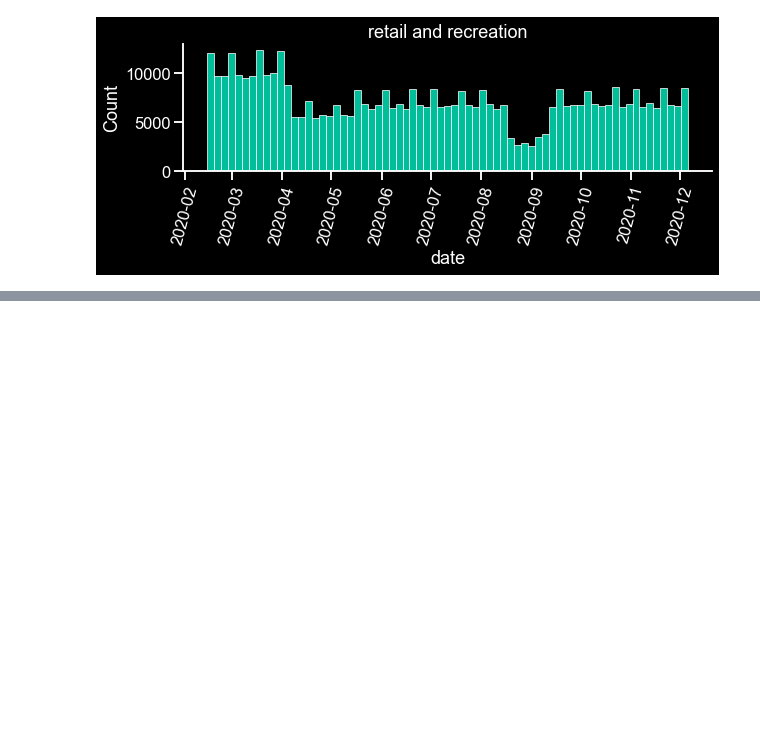
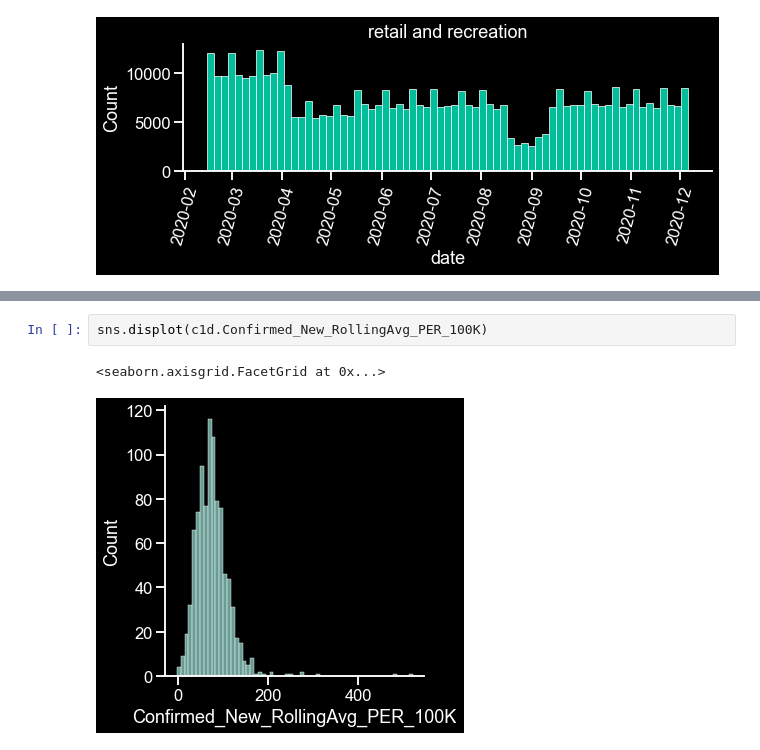
Before and after one commit to pballent/hia-covid, a Jupyter notebook: hia_covid_python_data_preprocess/Google_Mobility_Join_Counties_and_COVID.ipynb, the cells around one changed output, grey strips where cells are left out. Cells and saved outputs as stored; diff of their text form; blank space fills up the shorter version.

```diff
--- a/hia_covid_python_data_preprocess/Google_Mobility_Join_Counties_and_COVID.ipynb
+++ b/hia_covid_python_data_preprocess/Google_Mobility_Join_Counties_and_COVID.ipynb
@@ -556,0 +607,5 @@ plt.xticks(rotation=75)
+# %%
+sns.displot(c1d.Confirmed_New_RollingAvg_PER_100K)
+# %% [output]
+<seaborn.axisgrid.FacetGrid at 0x...>
+[figure, added]
```
Also changed, not shown: parts of 24 cells of this notebook, 8 other files.
